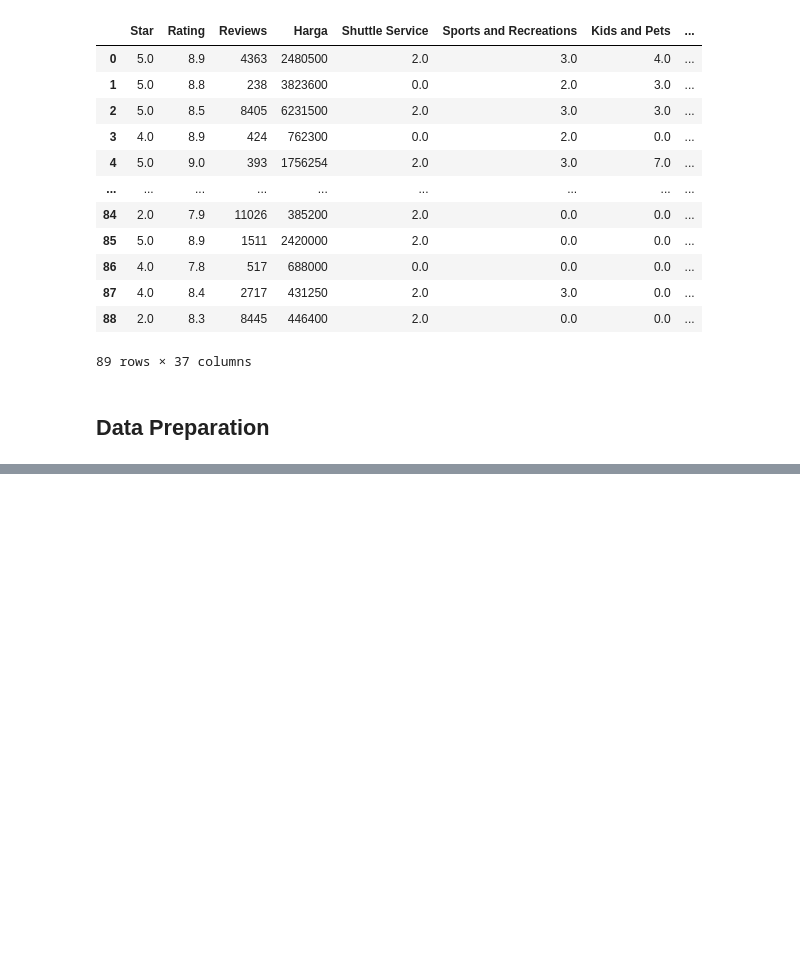
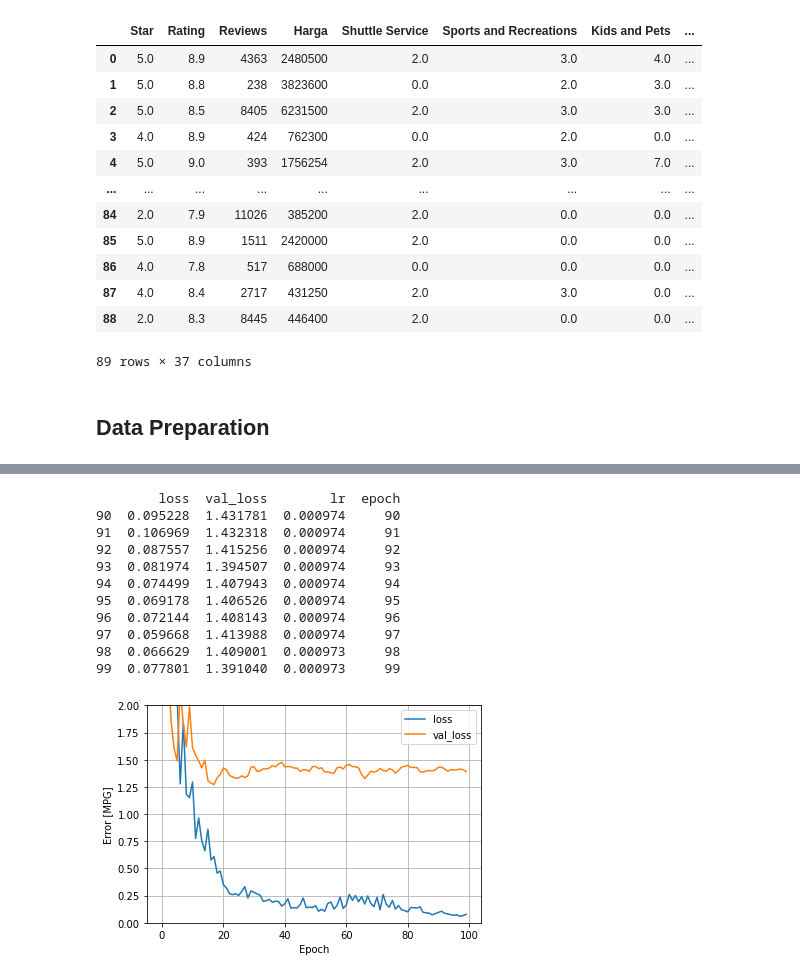
Before and after one commit to GusanwaAkbar/Traveloka-Hotel-Ranking, a Jupyter notebook: Machine-Learning/Capstone_Test_v2_(XGB,_LGBM,_CB).ipynb, the cells around one changed output, grey strips where cells are left out. Cells and saved outputs as stored; diff of their text form; code cells hidden in the pictures; blank space fills up the shorter version.

```diff
--- a/Machine-Learning/Capstone_Test_v2_(XGB,_LGBM,_CB).ipynb
+++ b/Machine-Learning/Capstone_Test_v2_(XGB,_LGBM,_CB).ipynb
@@ -591,0 +595,15 @@ DNN_Pipeline(large_model())
+# %%
+large = DNN_Pipeline(large_model())
+# %% [output]
+        loss  val_loss        lr  epoch
+90  0.095228  1.431781  0.000974     90
+91  0.106969  1.432318  0.000974     91
+92  0.087557  1.415256  0.000974     92
+93  0.081974  1.394507  0.000974     93
+94  0.074499  1.407943  0.000974     94
+95  0.069178  1.406526  0.000974     95
+96  0.072144  1.408143  0.000974     96
+97  0.059668  1.413988  0.000974     97
+98  0.066629  1.409001  0.000973     98
+99  0.077801  1.391040  0.000973     99
+[figure, added]
```
Also changed, not shown: parts of 46 cells of this notebook.
